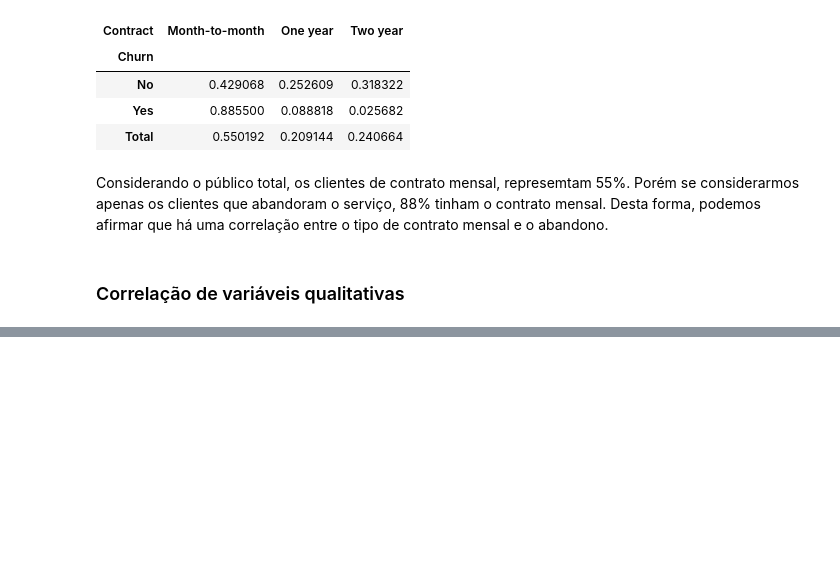
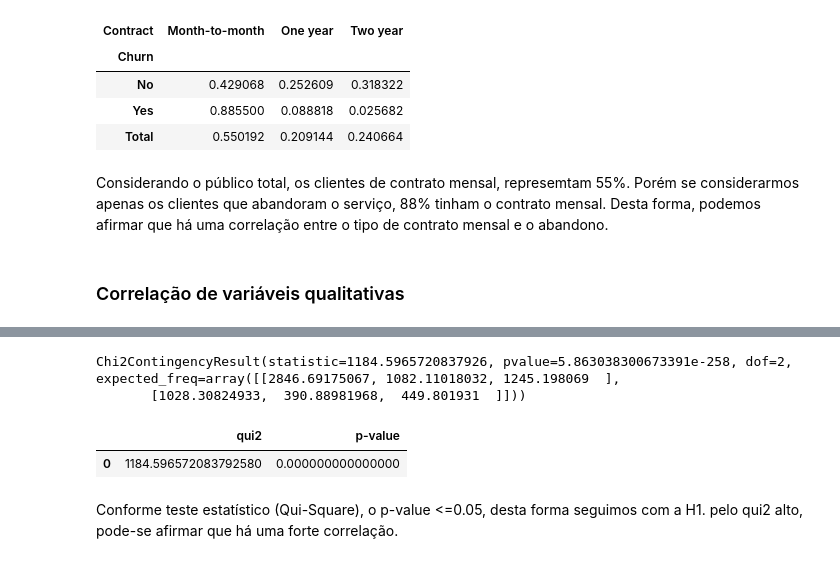
Before and after one commit to mgckaled/ignite-devia-introduction, a Jupyter notebook: ead_churn.ipynb, the cells around one changed output, grey strips where cells are left out. Cells and saved outputs as stored; diff of their text form; code cells hidden in the pictures; blank space fills up the shorter version.

```diff
--- a/ead_churn.ipynb
+++ b/ead_churn.ipynb
@@ -658,0 +668,3 @@ Considerando o público total, os clientes de contrato mensal, represemtam 55%.
+# %%
+# gerar um DF da crosstab (sem totais)
+df_crosstab_churn_contract = pd.crosstab(df_churn["Churn"], df_churn["Contract"])
@@ -658,0 +674,23 @@ Considerando o público total, os clientes de contrato mensal, represemtam 55%.
+# %%
+# tupla - lista imutável
+chi_scores_churn_contract = chi2_contingency(df_crosstab_churn_contract)
+chi_scores_churn_contract
+# %% [output]
+Chi2ContingencyResult(statistic=1184.5965720837926, pvalue=5.863038300673391e-258, dof=2, expected_freq=array([[2846.69175067, 1082.11018032, 1245.198069  ],
+       [1028.30824933,  390.88981968,  449.801931  ]]))
+# %%
+# apresentar números decimais sem notação científica
+pd.set_option("display.float_format", lambda x: "%.15f" % x)
+# %%
+# criar dataframe com os resultados
+scores_churn_contract = pd.Series(chi_scores_churn_contract[0])
+pvalues_churn_contract = pd.Series(chi_scores_churn_contract[1])
+df_chi_score_churn_contract = pd.DataFrame(
+    {"qui2": scores_churn_contract, "p-value": pvalues_churn_contract}
+)
+df_chi_score_churn_contract
+# %% [output]
+|  | qui2 | p-value |
+| 0 | 1184.596572083792580 | 0.000000000000000 |
+# %% [markdown]
+Conforme teste estatístico (Qui-Square), o p-value <=0.05, desta forma seguimos com a H1. pelo qui2 alto, pode-se afirmar que há uma forte correlação.
```
Also changed, not shown: parts of 2 cells of this notebook, 2 other files.
